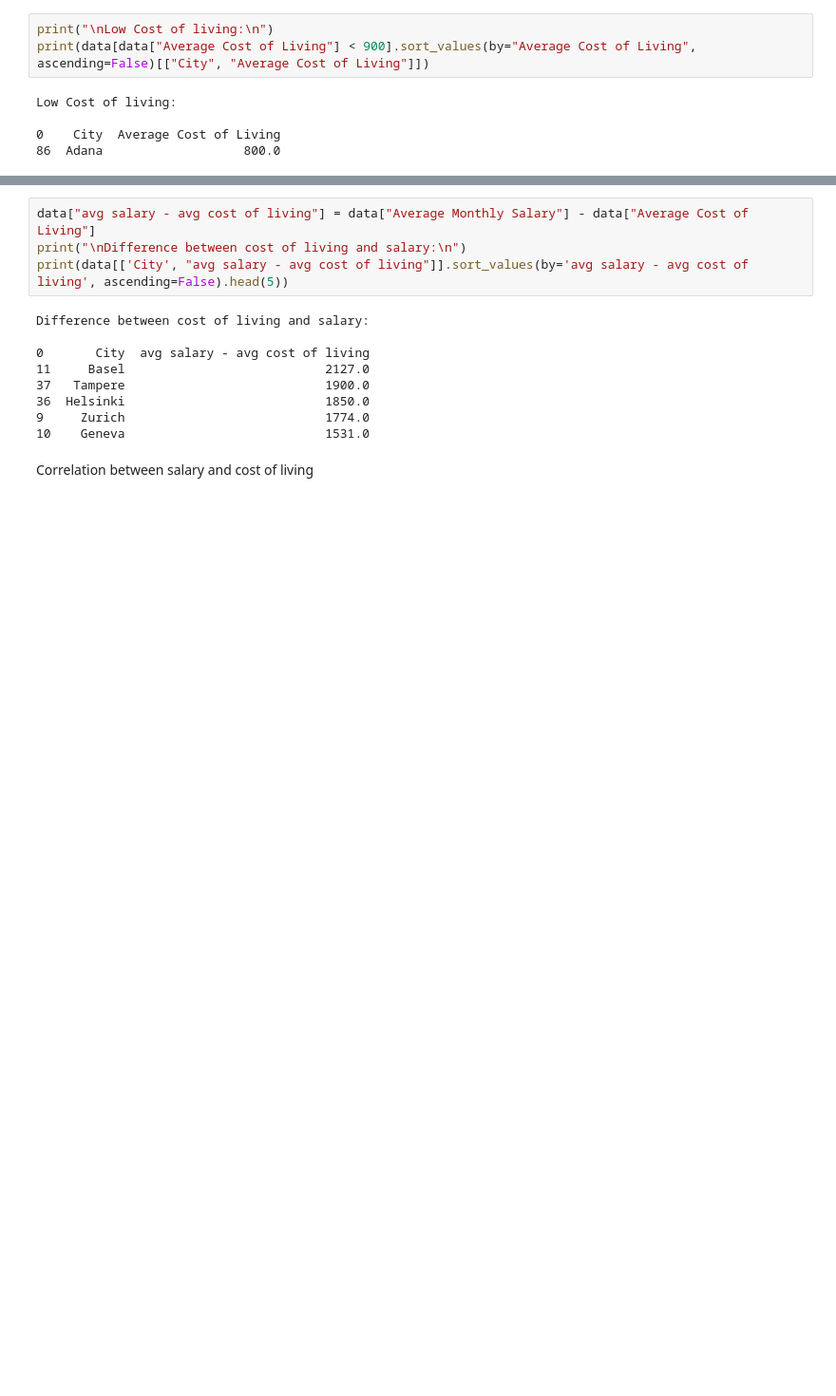
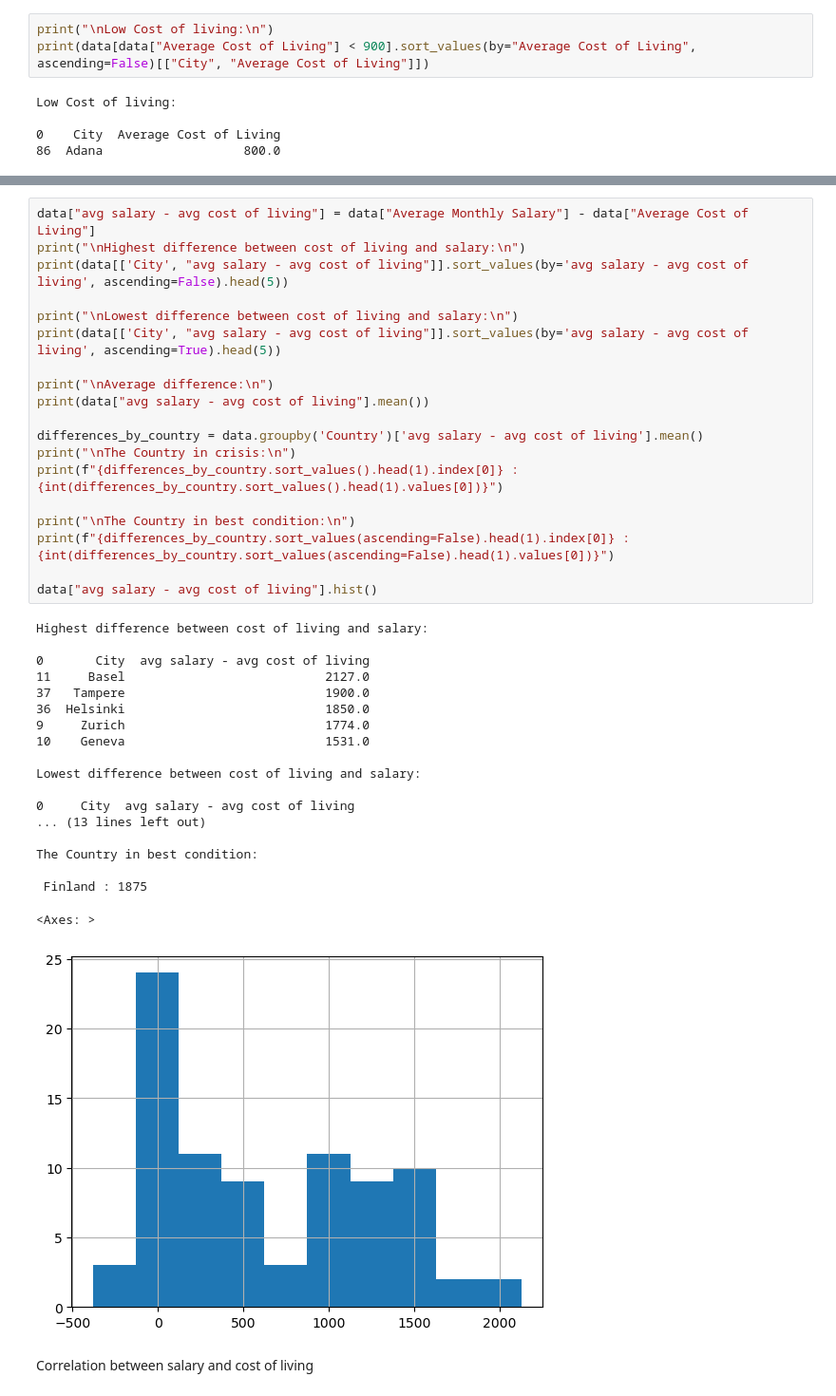
Before and after one commit to yair19-meet/PDS-project, a Jupyter notebook: src/analysis.ipynb, the cells around one changed output, grey strips where cells are left out. Shown: that part at 95% size. Drawn from its saved outputs; the diff is of its cells as text; blank space fills up the shorter version.

```diff
--- a/src/analysis.ipynb
+++ b/src/analysis.ipynb
@@ -137,16 +137,42 @@ Highest difference between salary and cost of living
 # %%
 data["avg salary - avg cost of living"] = data["Average Monthly Salary"] - data["Average Cost of Living"]
-print("\nDifference between cost of living and salary:\n")
+print("\nHighest difference between cost of living and salary:\n")
 print(data[['City', "avg salary - avg cost of living"]].sort_values(by='avg salary - avg cost of living', ascending=False).head(5))
+
+print("\nLowest difference between cost of living and salary:\n")
+print(data[['City', "avg salary - avg cost of living"]].sort_values(by='avg salary - avg cost of living', ascending=True).head(5))
+
+print("\nAverage difference:\n")
+print(data["avg salary - avg cost of living"].mean())
+
+differences_by_country = data.groupby('Country')['avg salary - avg cost of living'].mean()
+print("\nThe Country in crisis:\n")
+print(f"{differences_by_country.sort_values().head(1).index[0]} : {int(differences_by_country.sort_values().head(1).values[0])}")
+
+print("\nThe Country in best condition:\n")
+print(f"{differences_by_country.sort_values(ascending=False).head(1).index[0]} : {int(differences_by_country.sort_values(ascending=False).head(1).values[0])}")
+
+data["avg salary - avg cost of living"].hist()
 # %% [output]
-Difference between cost of living and salary:
+Highest difference between cost of living and salary:
 
 0       City  avg salary - avg cost of living
 11     Basel                           2127.0
 37   Tampere                           1900.0
 36  Helsinki                           1850.0
 9     Zurich                           1774.0
 10    Geneva                           1531.0
+
+Lowest difference between cost of living and salary:
+
+0     City  avg salary - avg cost of living
+... (13 lines left out)
+
+The Country in best condition:
+
+ Finland : 1875
+<Axes: >
+[figure, added]
 # %% [markdown]
 Correlation between salary and cost of living
 # %%
```
Also changed, not shown: parts of 5 cells of this notebook.
